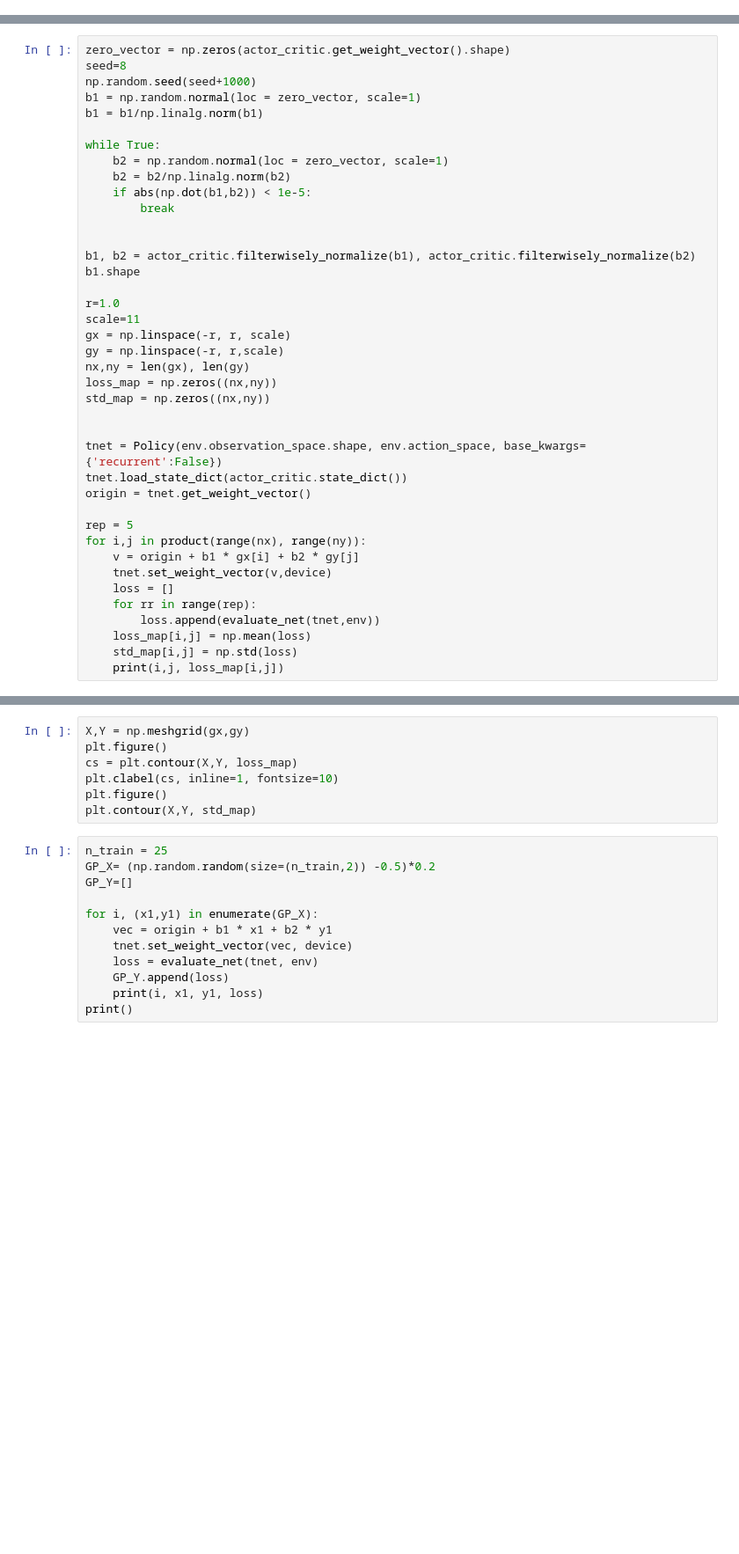
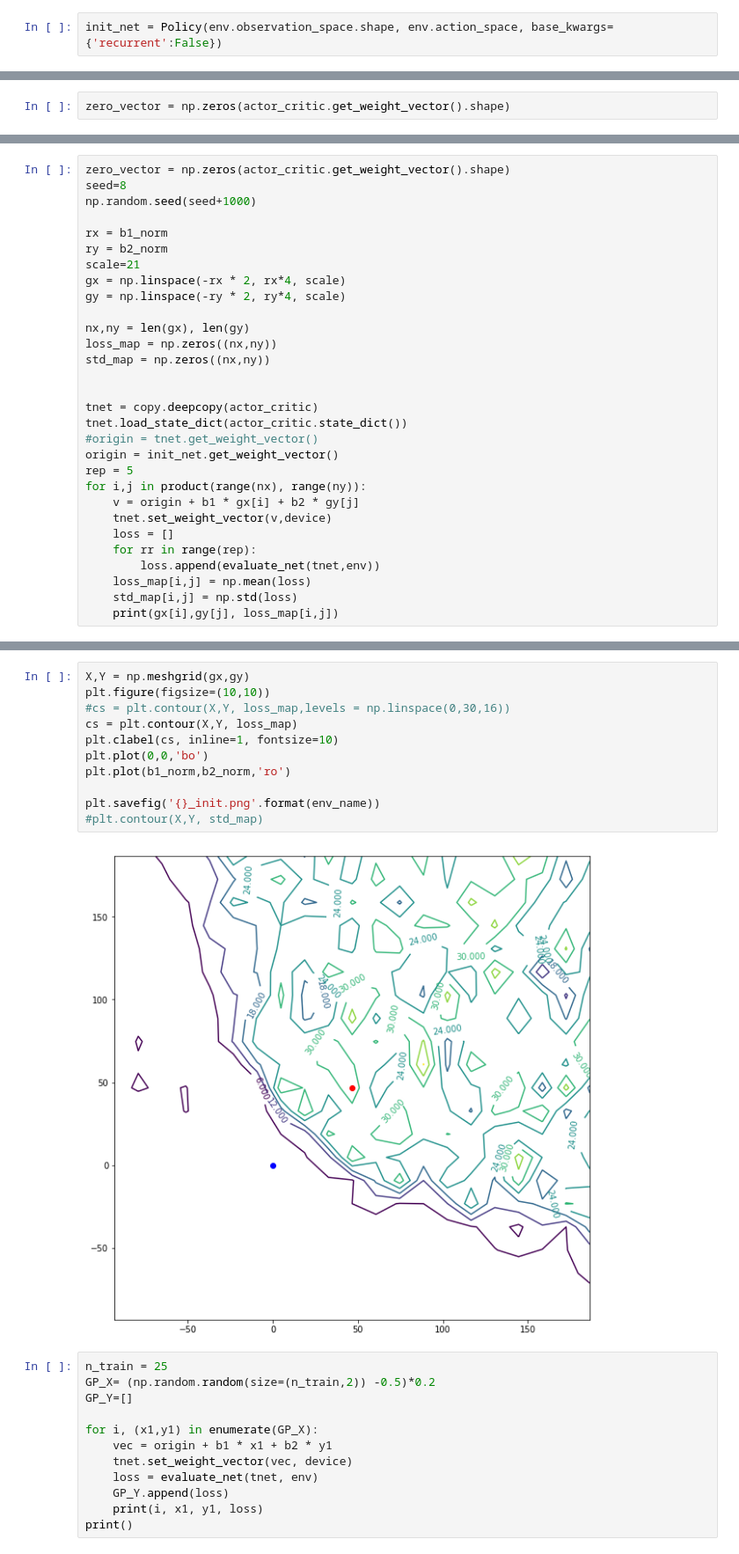
Before and after one commit to leesy714/nn_landscape_var, a Jupyter notebook: rl_landscape.ipynb, the cells around one changed output, grey strips where cells are left out. Shown: that part at 88% size. Drawn from its saved outputs; the diff is of its cells as text; blank space fills up the shorter version.

```diff
--- a/rl_landscape.ipynb
+++ b/rl_landscape.ipynb
@@ -29,0 +38,2 @@ actor_critic.load_state_dict(state_dict)
+# %%
+init_net = Policy(env.observation_space.shape, env.action_space, base_kwargs={'recurrent':False})
@@ -29,0 +44,2 @@ actor_critic.load_state_dict(state_dict)
+# %%
+zero_vector = np.zeros(actor_critic.get_weight_vector().shape)
@@ -31,32 +73,22 @@ actor_critic.load_state_dict(state_dict)
 zero_vector = np.zeros(actor_critic.get_weight_vector().shape)
 seed=8
 np.random.seed(seed+1000)
-b1 = np.random.normal(loc = zero_vector, scale=1)
-b1 = b1/np.linalg.norm(b1)
 
-while True:
-    b2 = np.random.normal(loc = zero_vector, scale=1)
-    b2 = b2/np.linalg.norm(b2)
-    if abs(np.dot(b1,b2)) < 1e-5:
-        break
+rx = b1_norm
+ry = b2_norm
+scale=21
+gx = np.linspace(-rx * 2, rx*4, scale)
+gy = np.linspace(-ry * 2, ry*4, scale)
 
-
-b1, b2 = actor_critic.filterwisely_normalize(b1), actor_critic.filterwisely_normalize(b2)
-b1.shape
-
-r=1.0
-scale=11
-gx = np.linspace(-r, r, scale)
-gy = np.linspace(-r, r,scale)
 nx,ny = len(gx), len(gy)
 loss_map = np.zeros((nx,ny))
 std_map = np.zeros((nx,ny))
 
 
-tnet = Policy(env.observation_space.shape, env.action_space, base_kwargs={'recurrent':False})
+tnet = copy.deepcopy(actor_critic)
 tnet.load_state_dict(actor_critic.state_dict())
-origin = tnet.get_weight_vector()
-
+#origin = tnet.get_weight_vector()
+origin = init_net.get_weight_vector()
 rep = 5
 for i,j in product(range(nx), range(ny)):
     v = origin + b1 * gx[i] + b2 * gy[j]
@@ -66,4 +98,4 @@ for i,j in product(range(nx), range(ny)):
         loss.append(evaluate_net(tnet,env))
     loss_map[i,j] = np.mean(loss)
     std_map[i,j] = np.std(loss)
-    print(i,j, loss_map[i,j])
+    print(gx[i],gy[j], loss_map[i,j])
@@ -70,10 +125,16 @@ for i,j in product(range(nx), range(ny)):
 # %%
 X,Y = np.meshgrid(gx,gy)
-plt.figure()
+plt.figure(figsize=(10,10))
+#cs = plt.contour(X,Y, loss_map,levels = np.linspace(0,30,16))
 cs = plt.contour(X,Y, loss_map)
 plt.clabel(cs, inline=1, fontsize=10)
-plt.figure()
-plt.contour(X,Y, std_map)
+plt.plot(0,0,'bo')
+plt.plot(b1_norm,b2_norm,'ro')
+
+plt.savefig('{}_init.png'.format(env_name))
+#plt.contour(X,Y, std_map)
+# %% [output]
+[figure, added]
 # %%
 n_train = 25
 GP_X= (np.random.random(size=(n_train,2)) -0.5)*0.2
```
Also changed, not shown: parts of 9 cells of this notebook, 2 other files.
